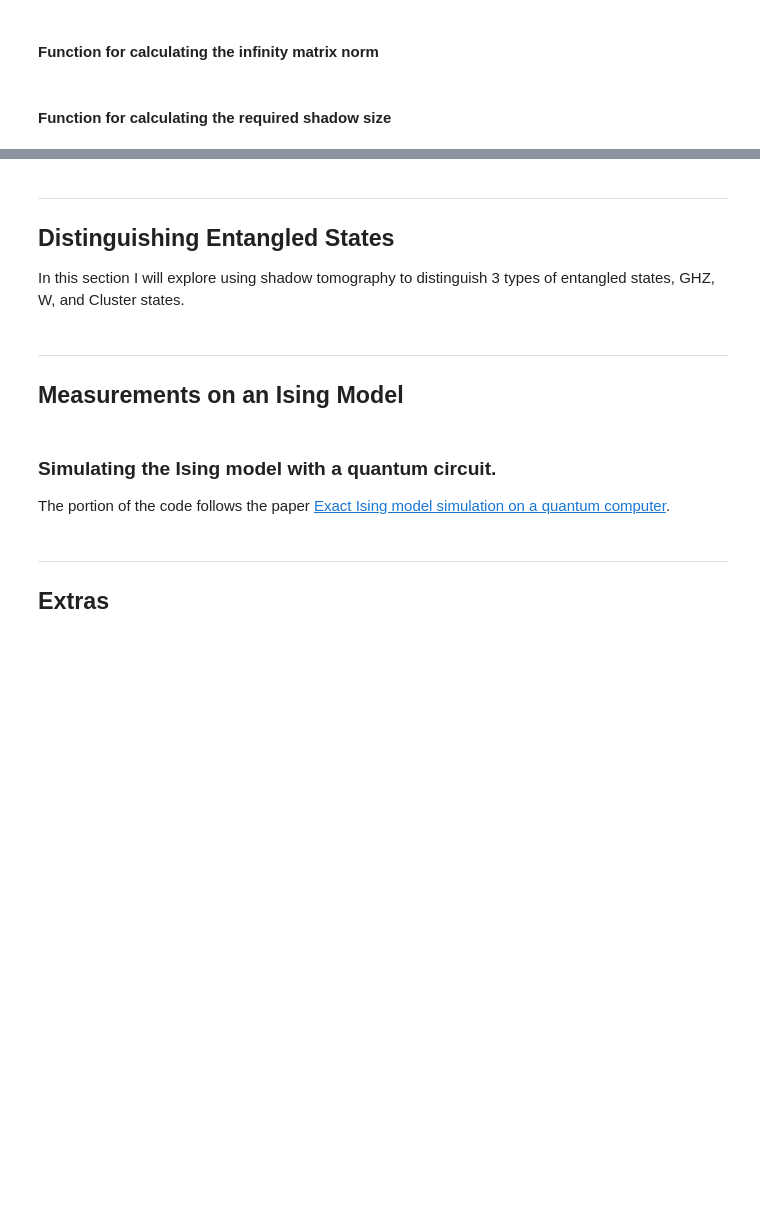
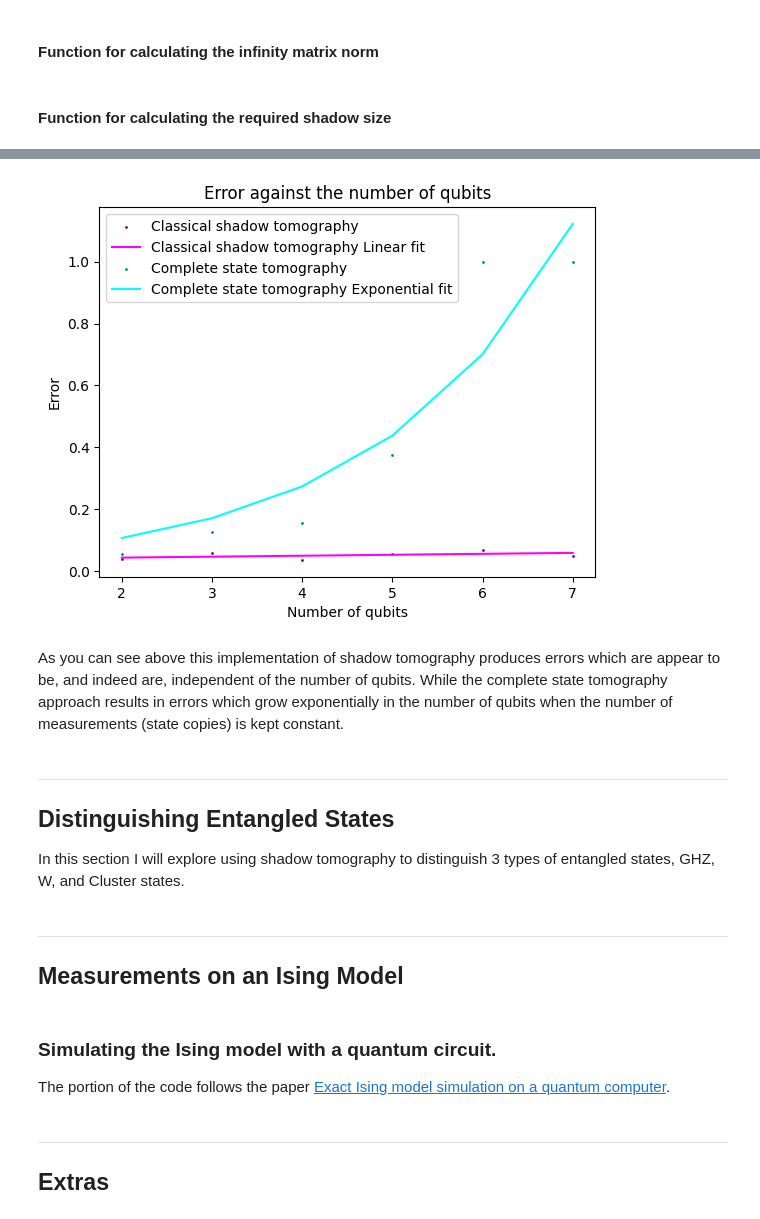
Before and after one commit to ZacharyKokot/Summer-Research-2024, a Jupyter notebook: ShadowTomography.ipynb, the cells around one changed output, grey strips where cells are left out. Cells and saved outputs as stored; diff of their text form; code cells hidden in the pictures; blank space fills up the shorter version.

```diff
--- a/ShadowTomography.ipynb
+++ b/ShadowTomography.ipynb
@@ -87,7 +87,7 @@ def complete_state_tomography(circuit, samples):
 
     Args:
         circuit (QuantumCircuit): The quantum circuit that prepares the state.
-        samples (int): The number of samples to use in the tomography.
+        samples (int): The number of samples to use to estimate each of the 4^n parameters which describe the state.
 
     Returns:
         np.ndarray: The density matrix of the state.
@@ -1818,0 +1828,6 @@ def expected_max_error(N):
+# %%
+# Directory to store the data for this test.
+testDir = 'PerformanceComparisonTest/'
+fullDir = dataDir + testDir
+if not os.path.exists(fullDir):
+    os.makedirs(fullDir)
@@ -1819,3 +1896,29 @@ def expected_max_error(N):
+# %%
+# Max number of qubits tested.
+max_qubits = len(shadow_tomo_errors) + 1
+
+# Plots
+# Plot the maximum error for each estimation method against the number of shots.
+plt.scatter(list(range(2,max_qubits + 1)), shadow_tomo_errors, label = "Classical shadow tomography", color = "purple", s=1)
+a, b = np.polyfit(list(range(2,max_qubits + 1)), shadow_tomo_errors, 1)
+plt.plot(list(range(2,max_qubits + 1)), [a*x + b for x in list(range(2,max_qubits + 1))], label = "Classical shadow tomography Linear fit", color = "magenta")
+
+plt.scatter(list(range(2,max_qubits + 1)), complete_tomo_errors, label = "Complete state tomography", color = "darkcyan", s=1)
+params, params_cov = sp.optimize.curve_fit(exp_fit, list(range(2,max_qubits + 1)), complete_tomo_errors, bounds = ([-100,-100], [100,100]))
+plt.plot(list(range(2,max_qubits + 1)), [exp_fit(x, params[0], params[1]) for x in list(range(2,max_qubits + 1))], label = "Complete state tomography Exponential fit", color = "cyan")
+
+# c, d = np.polyfit(list(range(2,max_qubits + 1)), complete_tomo_errors, 1)
+# plt.plot(list(range(2,max_qubits + 1)), [c*x + d for x in list(range(2,max_qubits + 1))], label = "Linear fit", color = "cyan")
+
+plt.xlabel("Number of qubits")
+plt.ylabel("Error")
+plt.title("Error against the number of qubits")
+plt.legend()
+plt.show()
+# %% [output]
+[figure, added]
+# %% [markdown]
+As you can see above this implementation of shadow tomography produces errors which are appear to be, and indeed are, independent of the number of qubits. While the complete state tomography approach results in errors which grow exponentially in the number of qubits when the number of measurements (state copies) is kept constant.
 # %% [markdown]
 ***
 ## Distinguishing Entangled States
```
Also changed, not shown: parts of 21 cells of this notebook, 40 other files.
